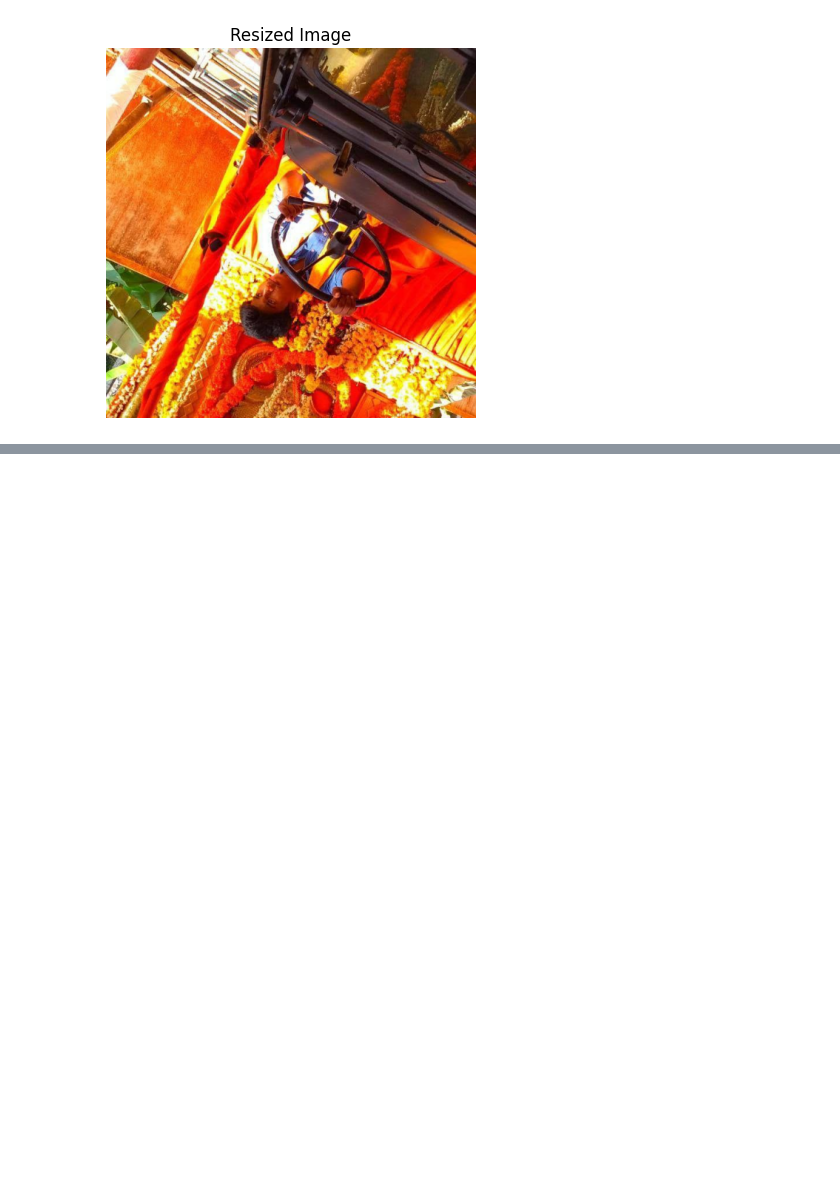
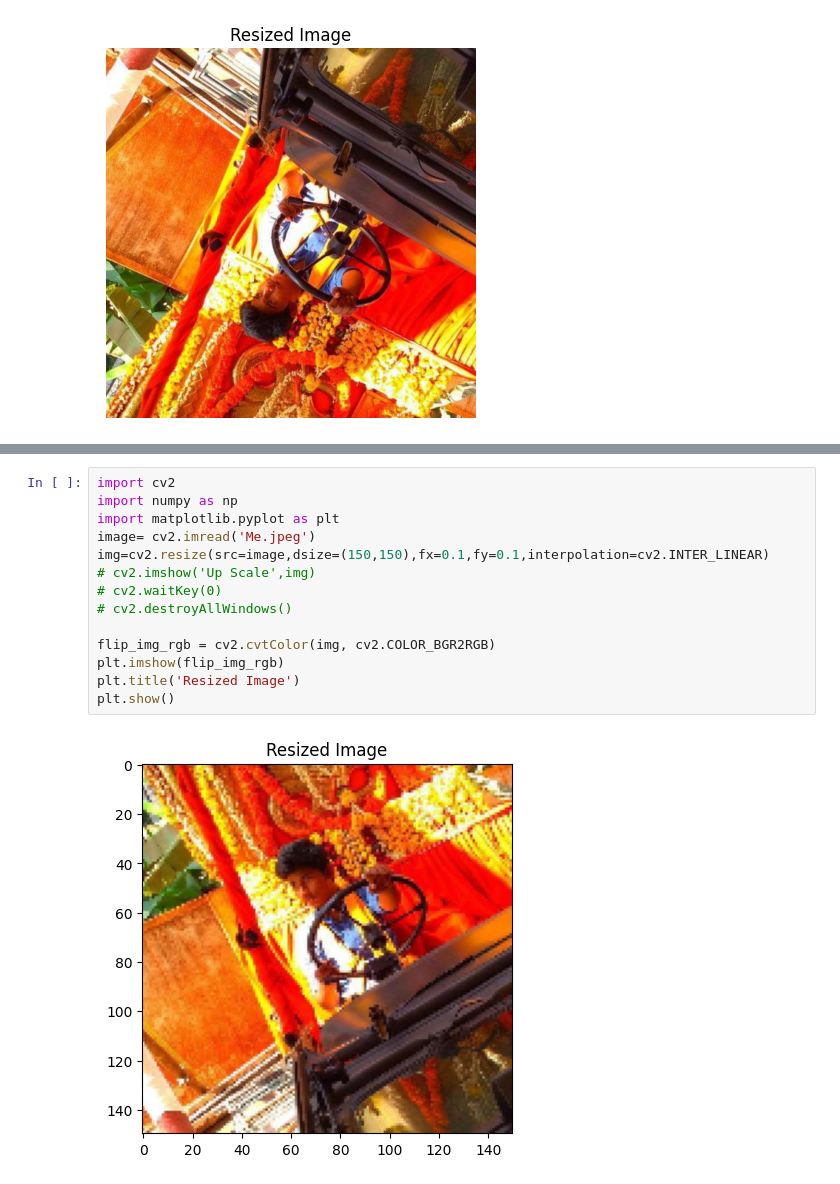
Before and after one commit to Sachin0075/MCA, a Jupyter notebook: 2ndSEM/Image Processing/Untitled-checkpoint.ipynb, the cells around one changed output, grey strips where cells are left out. Drawn from its saved outputs; the diff is of its cells as text; blank space fills up the shorter version.

```diff
--- a/2ndSEM/Image Processing/Untitled-checkpoint.ipynb
+++ b/2ndSEM/Image Processing/Untitled-checkpoint.ipynb
@@ -116,0 +125,16 @@ cv2.destroyAllWindows()
+# %%
+import cv2
+import numpy as np
+import matplotlib.pyplot as plt
+image= cv2.imread('Me.jpeg')
+img=cv2.resize(src=image,dsize=(150,150),fx=0.1,fy=0.1,interpolation=cv2.INTER_LINEAR)
+# cv2.imshow('Up Scale',img)
+# cv2.waitKey(0)
+# cv2.destroyAllWindows()
+
+flip_img_rgb = cv2.cvtColor(img, cv2.COLOR_BGR2RGB)
+plt.imshow(flip_img_rgb)
+plt.title('Resized Image')
+plt.show()
+# %% [output]
+[figure, added]
```
Also changed, not shown: parts of 2 cells of this notebook.
